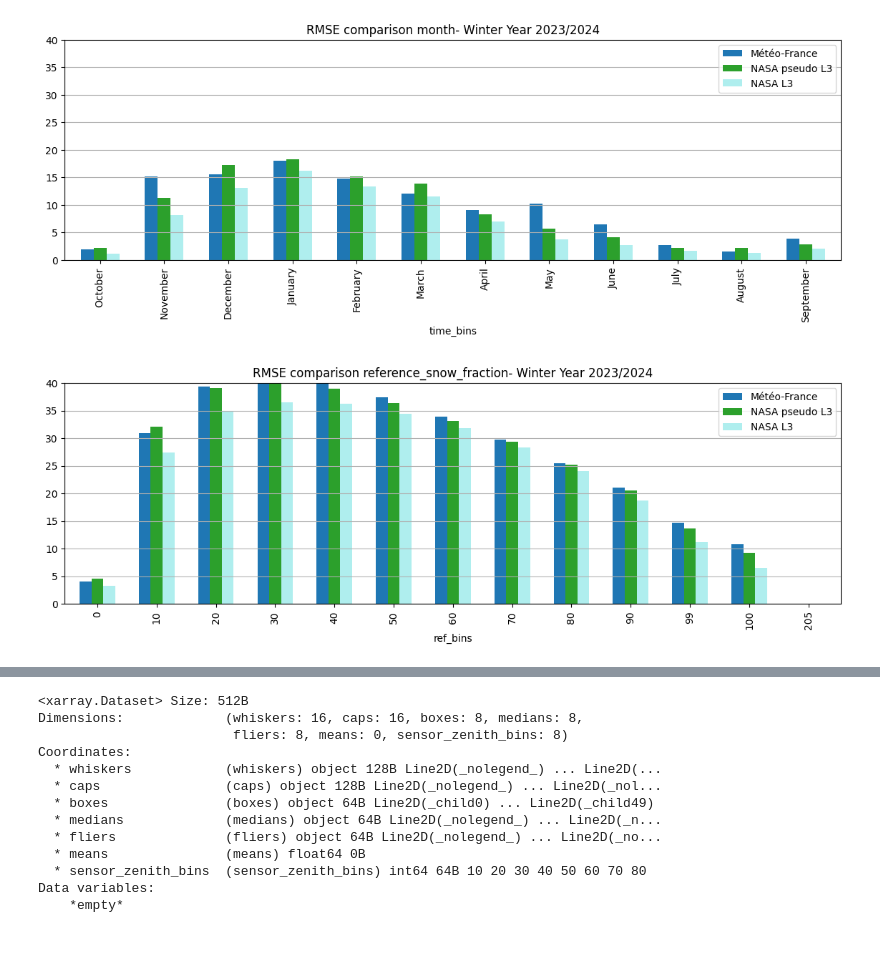
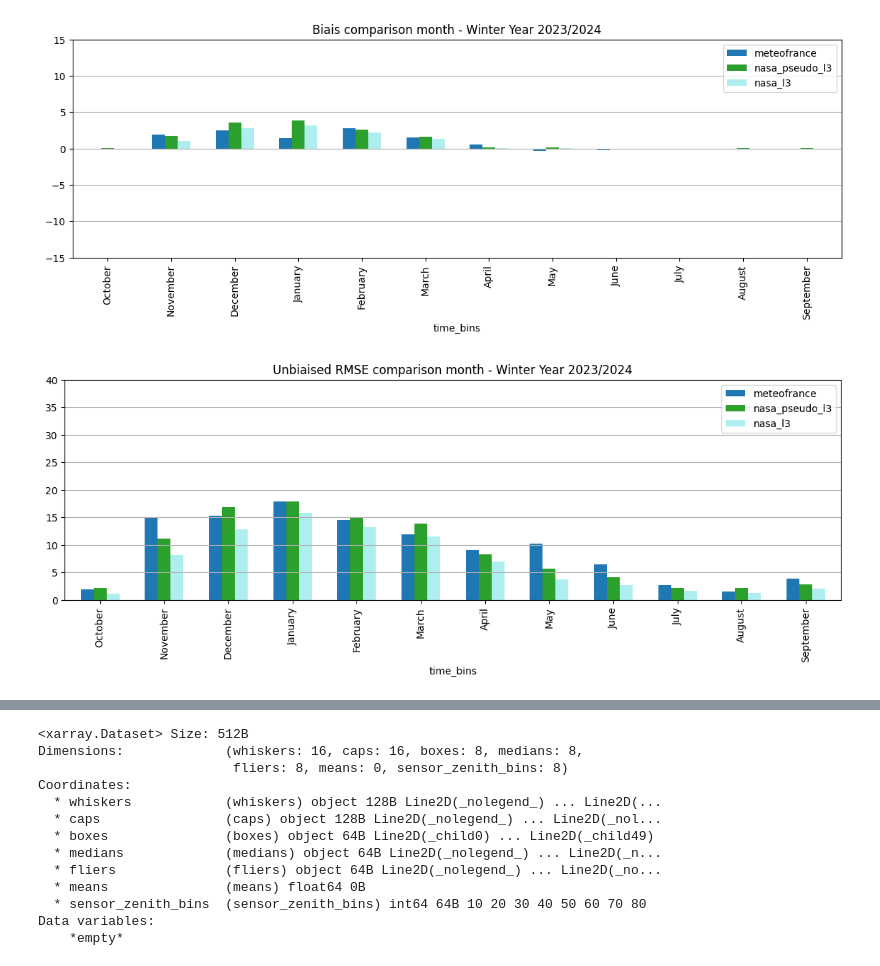
Before and after one commit to nicolaimpe/viirsnow, a Jupyter notebook: notebooks/uncertainy.ipynb, the cells around one changed output, grey strips where cells are left out. Cells and saved outputs as stored; diff of their text form; code cells hidden in the pictures.

```diff
--- a/notebooks/uncertainy.ipynb
+++ b/notebooks/uncertainy.ipynb
@@ -10,16 +10,11 @@ nasa_pseudo_l3_metrics_ds = xr.open_dataset(f"{analysis_folder}/uncertainty_WY_2
 # %%
 from evaluations.statistics_base import EvaluationVsHighResBase
+from winter_year import WinterYear
+from evaluations.uncertainty import  biais_barplots, postprocess_uncertainty_analysis, unbiaised_rmse_barplots
 
-from winter_year import WinterYear
-from products.plot_settings import METEOFRANCE_VAR_NAME, NASA_PSEUDO_L3_VAR_NAME, NASA_L3_VAR_NAME
-from evaluations.uncertainty import rmse_barplots, postprocess_uncertainty_analysis
-
-analyses_dict = {METEOFRANCE_VAR_NAME: mf_metrics_ds, NASA_PSEUDO_L3_VAR_NAME: nasa_pseudo_l3_metrics_ds, NASA_L3_VAR_NAME: nasa_l3_metrics_ds}
-#biais_barplots(postprocess_uncertainty_analysis(analyses_dict, analysis_var={'time':EvaluationVsHighResBase.month_bins(WinterYear(2023,2024))}), analysis_var_plot_name='Month')
-rmse_barplots(postprocess_uncertainty_analysis(analyses_dict, analysis_var={'time':EvaluationVsHighResBase.month_bins(WinterYear(2023,2024))}), analysis_var_plot_name='month')
+wy = WinterYear(2023,2024)
+biais_barplots(postprocess_uncertainty_analysis(analyses_dict, analysis_var={'time':EvaluationVsHighResBase.month_bins(wy)}), analysis_var_plot_name='month', winter_year=wy)
+unbiaised_rmse_barplots(postprocess_uncertainty_analysis(analyses_dict, analysis_var={'time':EvaluationVsHighResBase.month_bins(wy)}), analysis_var_plot_name='month', winter_year=wy)
 # %% [output]
-[figure, old version]
+[figure, new version]
+[figure, added]
-# %%
-rmse_barplots(postprocess_uncertainty_analysis(analyses_dict, analysis_var='ref_bins'), analysis_var_plot_name='reference snow fraction')
-# %% [output]
-[figure, removed]
```
Also changed, not shown: parts of 8 cells of this notebook, 3 other files.
